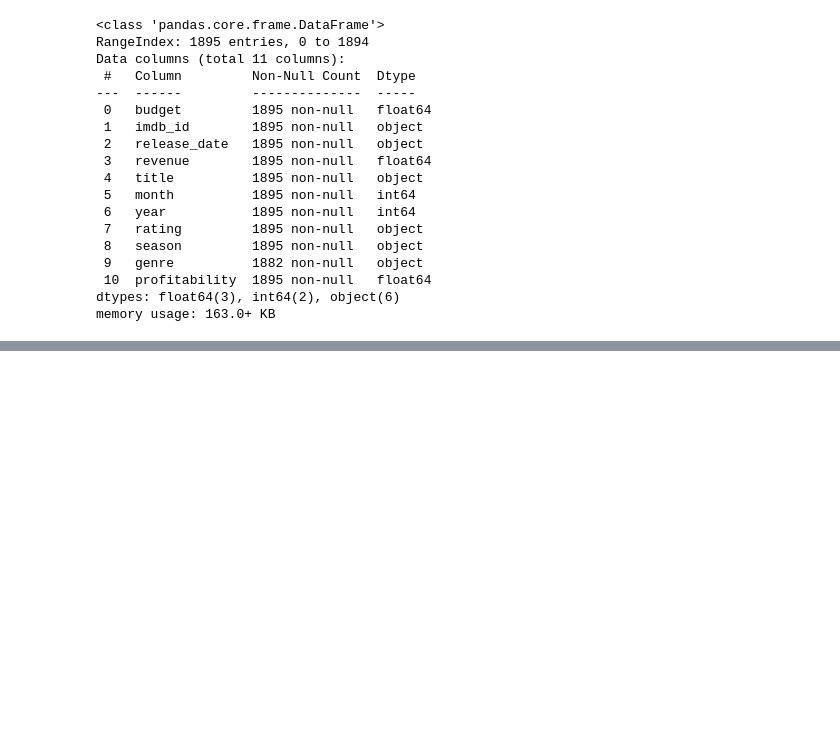
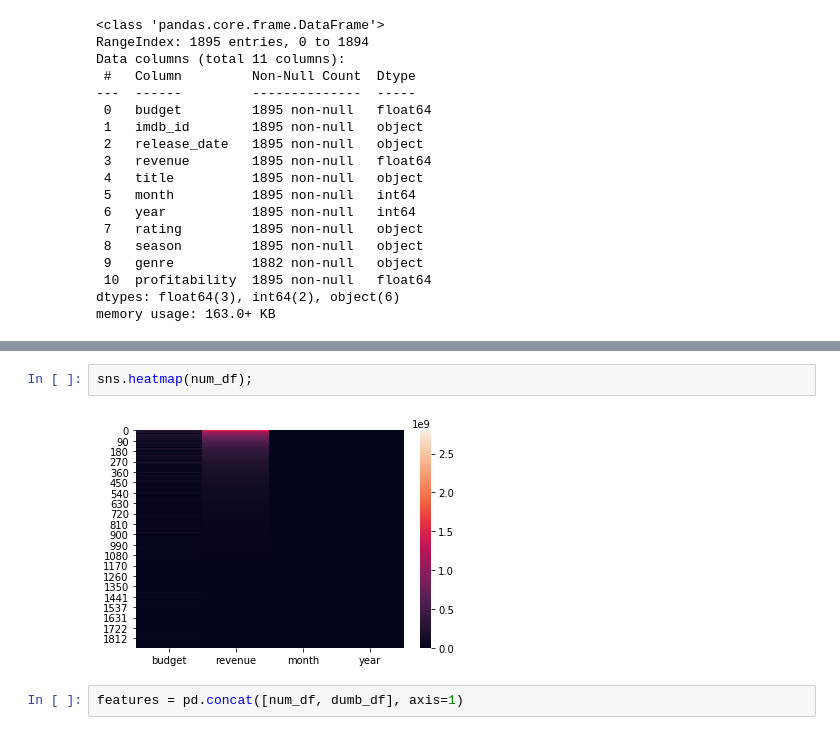
Before and after one commit to thomaspatrickhill/mod1_project_051120, a Jupyter notebook: Linear Regression Model 1.ipynb, the cells around one changed output, grey strips where cells are left out. Drawn from its saved outputs; the diff is of its cells as text; blank space fills up the shorter version.

```diff
--- a/Linear Regression Model 1.ipynb
+++ b/Linear Regression Model 1.ipynb
@@ -41,0 +149,6 @@ new_df = df[df.drop(['imdb_id', 'title', 'release_date', ])]
+# %%
+sns.heatmap(num_df);
+# %% [output]
+[figure, added]
+# %%
+features = pd.concat([num_df, dumb_df], axis=1)
```
Also changed, not shown: parts of 25 cells of this notebook.
